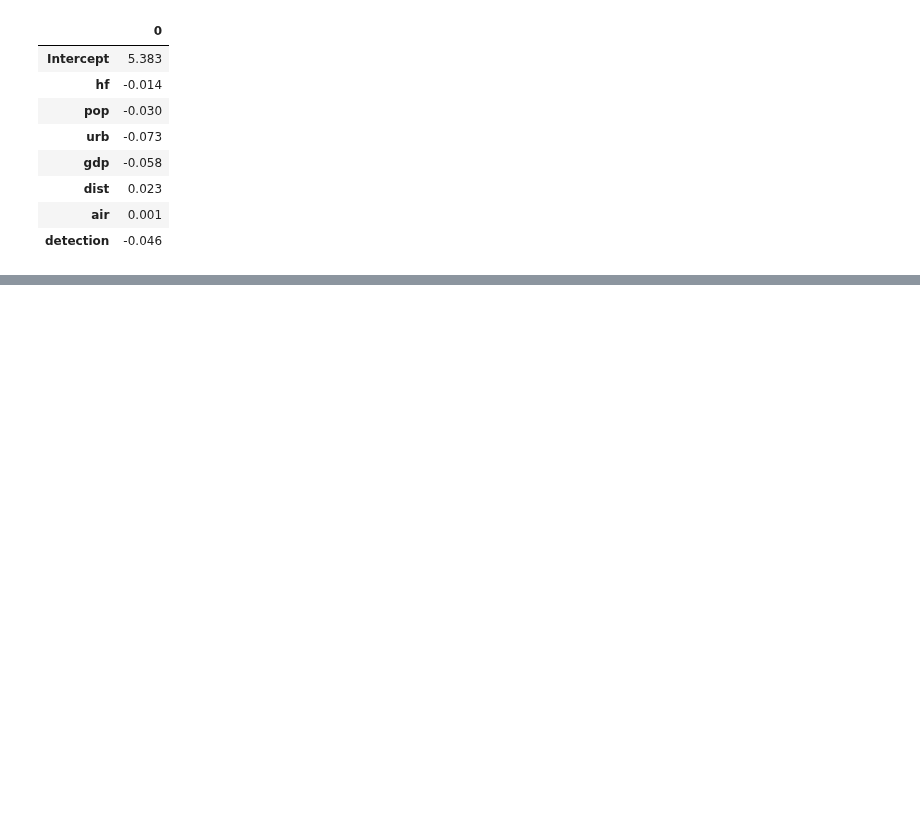
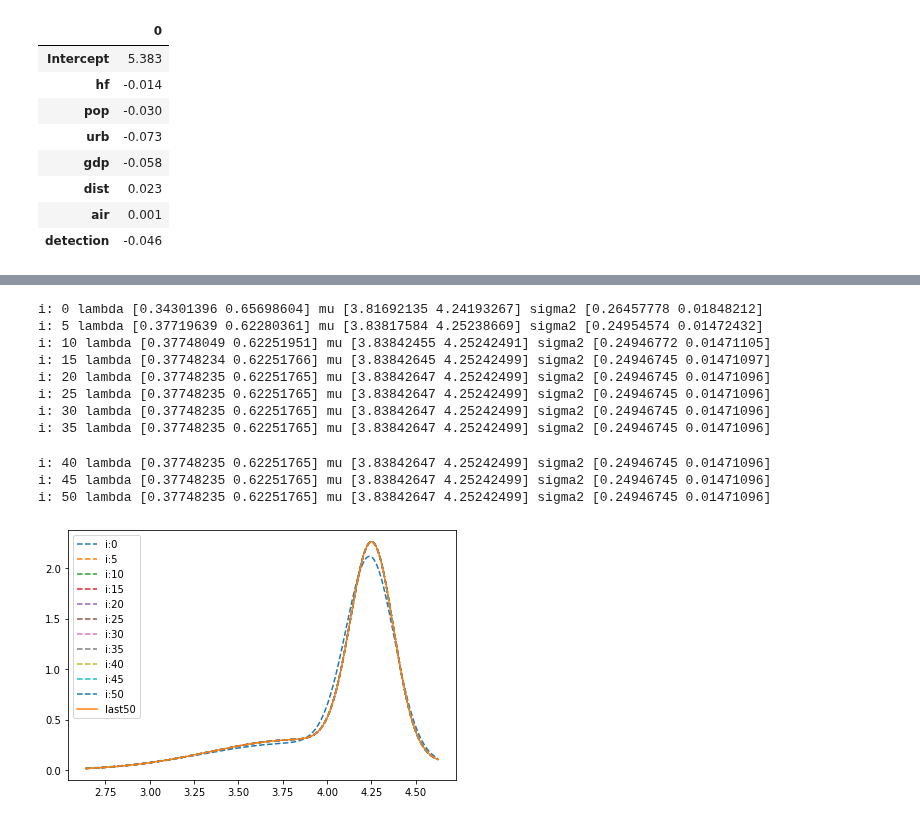
Before and after one commit to nori0724/COVID-19, a Jupyter notebook: notebook/生存時間解析/2成分混合回帰モデル.ipynb, the cells around one changed output, grey strips where cells are left out. Drawn from its saved outputs; the diff is of its cells as text; code cells hidden in the pictures; blank space fills up the shorter version.

```diff
--- a/notebook/生存時間解析/2成分混合回帰モデル.ipynb
+++ b/notebook/生存時間解析/2成分混合回帰モデル.ipynb
@@ -175,0 +202,33 @@ coef
+# %%
+# 50回繰り返す
+for i in sp.arange(50+1):
+    # Estep
+    # responsibilityの更新
+    responsibility = EStep(k_size, y, lambda_vec, mu_vec, sigma2_vec)
+
+    # Mstep
+    # 混合割合, 平均, 分散の更新
+    lambda_vec, mu_vec, sigma2_vec = MStep(k_size, responsibility, y)
+
+    if i % 5 == 0:
+        print("i:", i, "lambda", lambda_vec, "mu", mu_vec, "sigma2", sigma2_vec)
+        plt.plot(x, calc_mix_pdf(k_size, x, lambda_vec, mu_vec, sigma2_vec), label=f"i:{i}", linestyle="--")
+
+plt.plot(x, calc_mix_pdf(k_size, x, lambda_vec, mu_vec, sigma2_vec), label=f"last{i}", linestyle="-")
+
+plt.legend()
+plt.tight_layout()
+plt.show()
+# %% [output]
+i: 0 lambda [0.34301396 0.65698604] mu [3.81692135 4.24193267] sigma2 [0.26457778 0.01848212]
+i: 5 lambda [0.37719639 0.62280361] mu [3.83817584 4.25238669] sigma2 [0.24954574 0.01472432]
+i: 10 lambda [0.37748049 0.62251951] mu [3.83842455 4.25242491] sigma2 [0.24946772 0.01471105]
+i: 15 lambda [0.37748234 0.62251766] mu [3.83842645 4.25242499] sigma2 [0.24946745 0.01471097]
+i: 20 lambda [0.37748235 0.62251765] mu [3.83842647 4.25242499] sigma2 [0.24946745 0.01471096]
+i: 25 lambda [0.37748235 0.62251765] mu [3.83842647 4.25242499] sigma2 [0.24946745 0.01471096]
+i: 30 lambda [0.37748235 0.62251765] mu [3.83842647 4.25242499] sigma2 [0.24946745 0.01471096]
+i: 35 lambda [0.37748235 0.62251765] mu [3.83842647 4.25242499] sigma2 [0.24946745 0.01471096]
+i: 40 lambda [0.37748235 0.62251765] mu [3.83842647 4.25242499] sigma2 [0.24946745 0.01471096]
+i: 45 lambda [0.37748235 0.62251765] mu [3.83842647 4.25242499] sigma2 [0.24946745 0.01471096]
+i: 50 lambda [0.37748235 0.62251765] mu [3.83842647 4.25242499] sigma2 [0.24946745 0.01471096]
+[figure, added]
```
Also changed, not shown: parts of 8 cells of this notebook.
